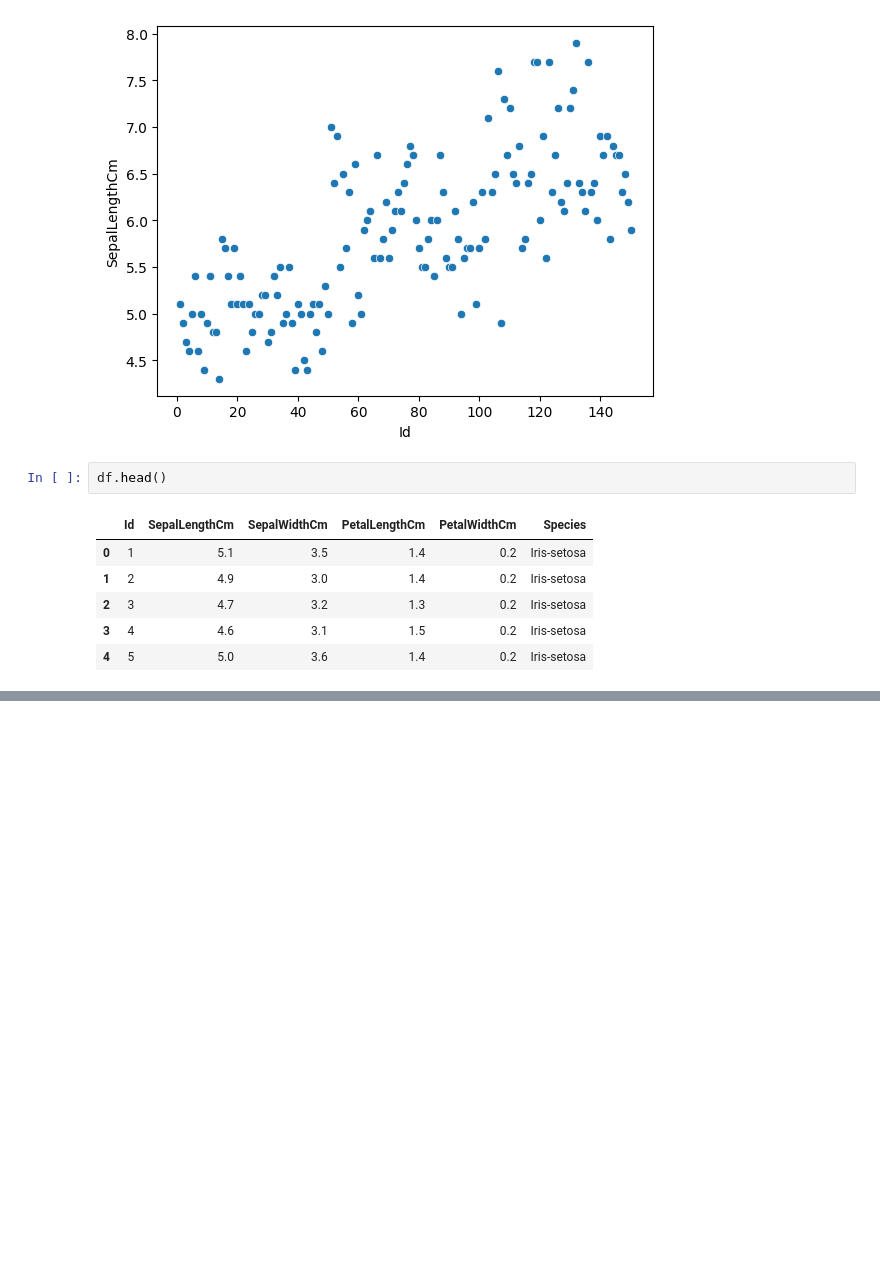
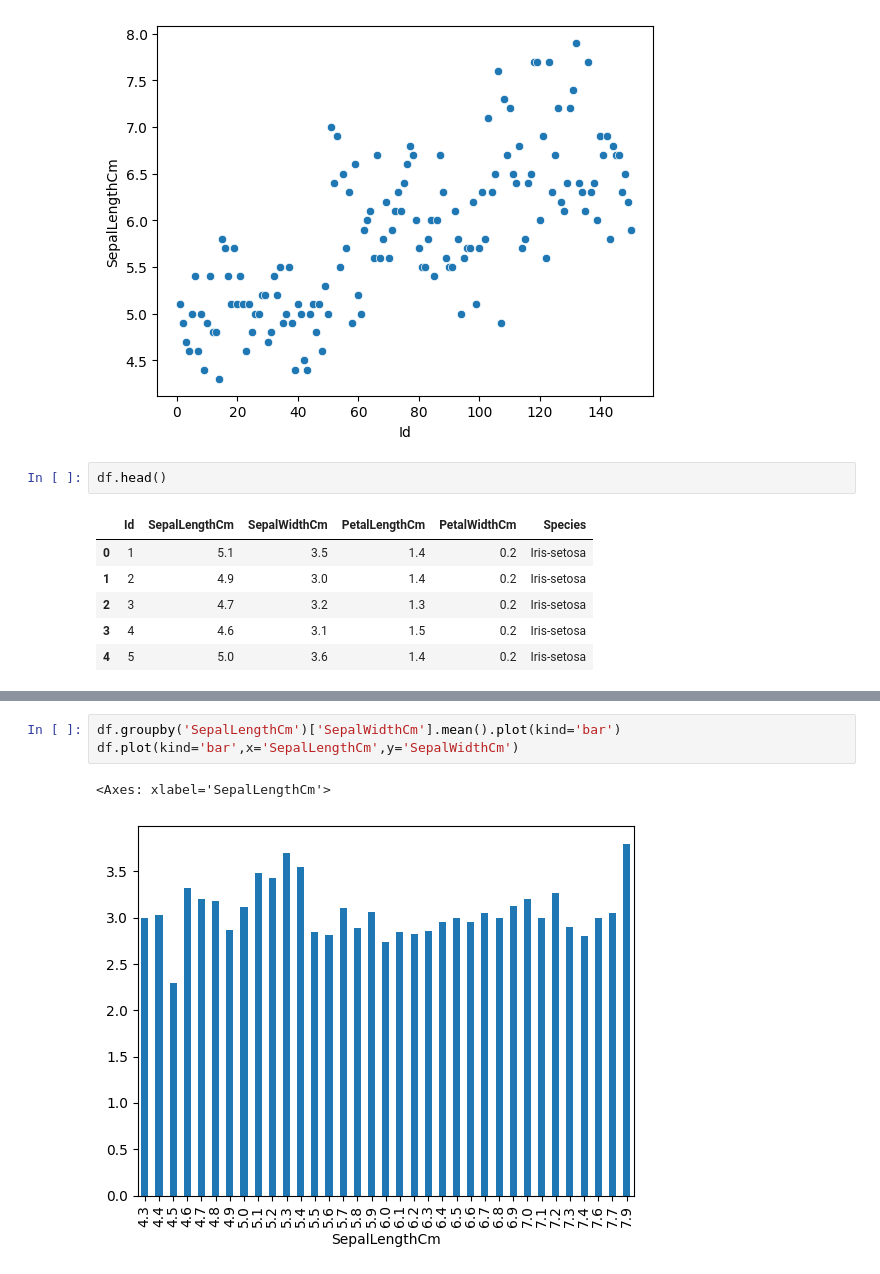
Before and after one commit to Abhinav09062005/python-, a Jupyter notebook: chapter4/mathplotlib1.ipynb, the cells around one changed output, grey strips where cells are left out. Saved outputs shown, nothing was run; the diff lists cells and outputs as text; blank space fills up the shorter version.

```diff
--- a/chapter4/mathplotlib1.ipynb
+++ b/chapter4/mathplotlib1.ipynb
@@ -312,0 +334,6 @@ df.head()
+# %%
+df.groupby('SepalLengthCm')['SepalWidthCm'].mean().plot(kind='bar')
+df.plot(kind='bar',x='SepalLengthCm',y='SepalWidthCm')
+# %% [output]
+<Axes: xlabel='SepalLengthCm'>
+[figure, added]
```
Also changed, not shown: parts of 5 cells of this notebook.
